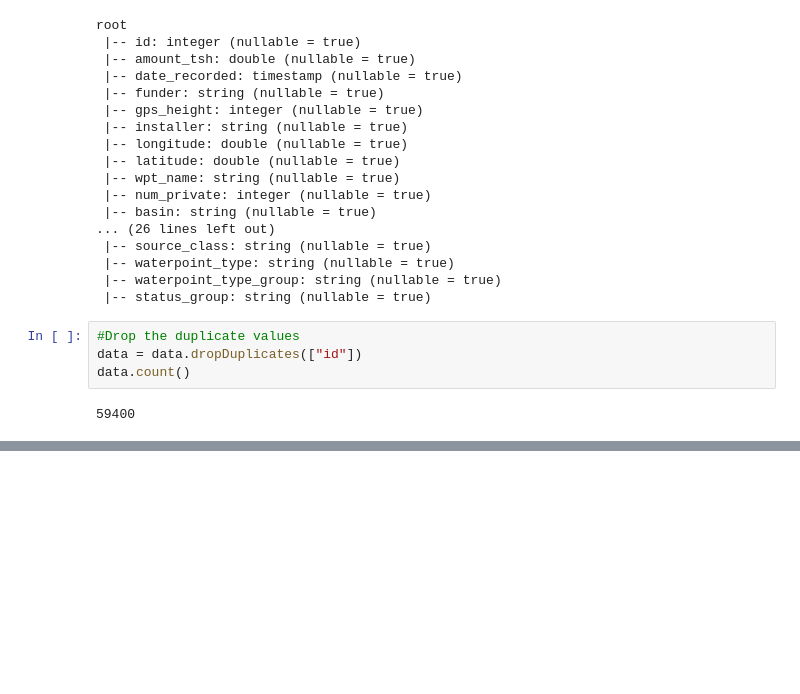
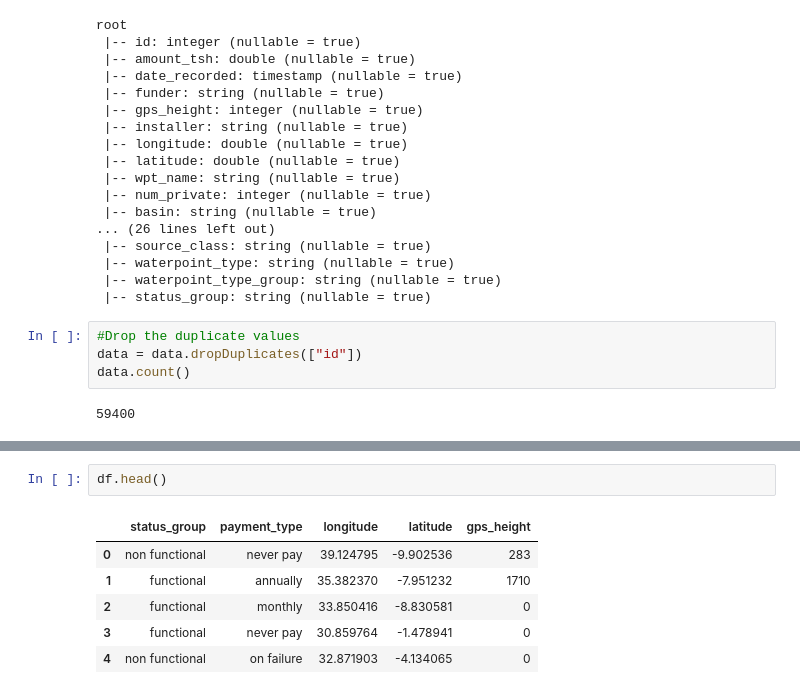
Before and after one commit to vsbca/Data-Science, a Jupyter notebook: PySpark_Visualization.ipynb, the cells around one changed output, grey strips where cells are left out. Saved outputs shown, nothing was run; the diff lists cells and outputs as text; blank space fills up the shorter version.

```diff
--- a/PySpark_Visualization.ipynb
+++ b/PySpark_Visualization.ipynb
@@ -150,0 +305,9 @@ data.count()
+# %%
+df.head()
+# %% [output]
+|  | status_group | payment_type | longitude | latitude | gps_height |
+| 0 | non functional | never pay | 39.124795 | -9.902536 | 283 |
+| 1 | functional | annually | 35.382370 | -7.951232 | 1710 |
+| 2 | functional | monthly | 33.850416 | -8.830581 | 0 |
+| 3 | functional | never pay | 30.859764 | -1.478941 | 0 |
+| 4 | non functional | on failure | 32.871903 | -4.134065 | 0 |
```
Also changed, not shown: parts of 19 cells of this notebook.
